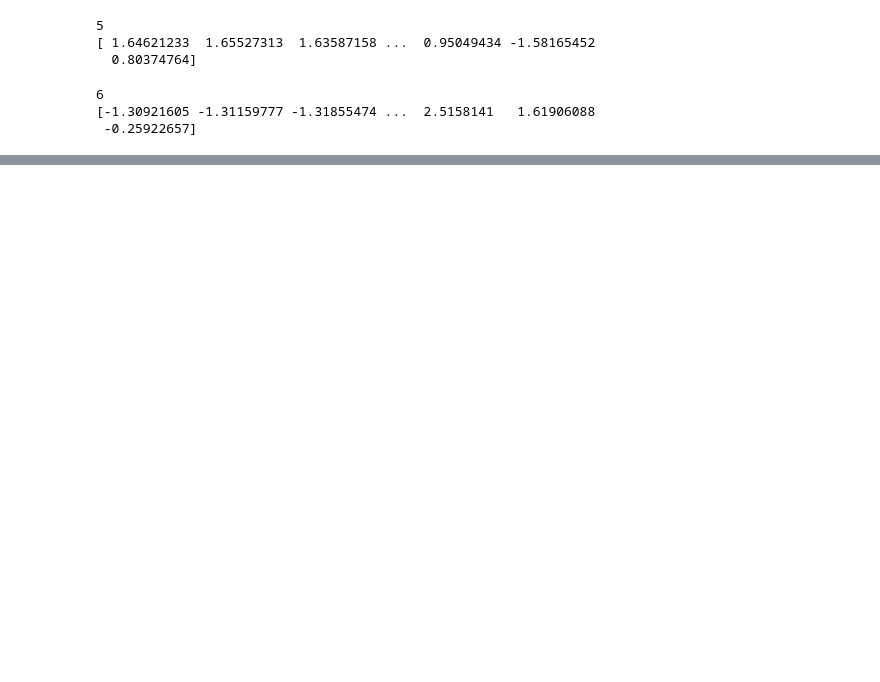
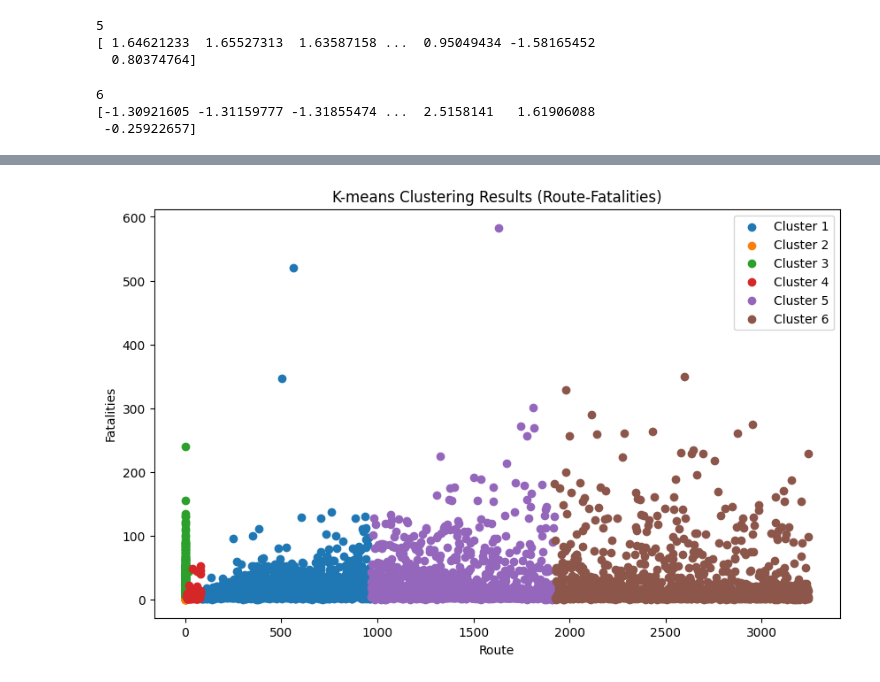
Before and after one commit to bhavyanarnoli/MachineLearning-CSE543, a Jupyter notebook: Assignment2/Unsupervised.ipynb, the cells around one changed output, grey strips where cells are left out. Drawn from its saved outputs; the diff is of its cells as text; code cells hidden in the pictures; blank space fills up the shorter version.

```diff
--- a/Assignment2/Unsupervised.ipynb
+++ b/Assignment2/Unsupervised.ipynb
@@ -988,0 +897,65 @@ Silhouette Score: 0.5548462428721286
+# %%
+import numpy as np
+import pandas as pd
+import matplotlib.pyplot as plt
+
+# Load your data into a DataFrame (replace 'data' with your dataset)
+# Make sure to have 'Location' and 'Operator' as columns in your DataFrame
+
+# Extract the 'Route' and 'Fatalities' columns
+route_fatalities_data = data[['Route', 'Fatalities']]
+
+# Determine the number of clusters (K)
+K = 6 # You can adjust this based on your dataset and requirements
+
+# Maximum number of iterations
+max_iterations = 1000
+
+# Initialize centroids randomly
+np.random.seed(0)
+sample_indices = np.random.choice(len(route_fatalities_data), size=K, replace=False)
+centroids = route_fatalities_data.iloc[sample_indices]
+
+# Initialize an array to store cluster assignments for each data point
+cluster_assignments = np.zeros(len(route_fatalities_data))
+
+# Iterate until convergence or max iterations
+for iteration in range(max_iterations):
+    # Calculate distances to centroids
+    distances = np.linalg.norm(route_fatalities_data.values[:, np.newaxis] - centroids.values, axis=2)
+
+    # Assign each data point to the nearest centroid
+    cluster_assignments = np.argmin(distances, axis=1)
+
+# Add cluster assignments to the original DataFrame
+data['Cluster_Route_Fatalities'] = cluster_assignments
+
+# Calculate the total fatalities for each cluster
+cluster_fatalities = data.groupby('Cluster_Route_Fatalities')['Fatalities'].sum()
+
+# Find the cluster with the most fatalities (most dangerous cluster)
+most_dangerous_cluster = cluster_fatalities.idxmax()
+
+# Identify the route(s) in the most dangerous cluster
+most_dangerous_routes = route_fatalities_data[data['Cluster_Route_Fatalities'] == most_dangerous_cluster]['Route']
+
+# Print the most dangerous route(s) and total fatalities
+print("Most Dangerous Route(s):")
+print(most_dangerous_routes)
+print("Total Fatalities in the Most Dangerous Cluster:")
+print(cluster_fatalities[most_dangerous_cluster])
+
+# Create a smaller figure
+plt.figure(figsize=(10, 6))
+
+# Plot the results for the sampled data
+for k in range(K):
+    cluster_data = route_fatalities_data[data['Cluster_Route_Fatalities'] == k]
+    plt.scatter(cluster_data['Route'], cluster_data['Fatalities'], label=f'Cluster {k + 1}')
+
+plt.xlabel('Route')
+plt.ylabel('Fatalities')
+plt.title('K-means Clustering Results (Route-Fatalities)')
+plt.legend()
+plt.show()
+# %% [output]
@@ -988,0 +977 @@ Silhouette Score: 0.5548462428721286
+[figure, added]
```
Also changed, not shown: parts of 17 cells of this notebook.
